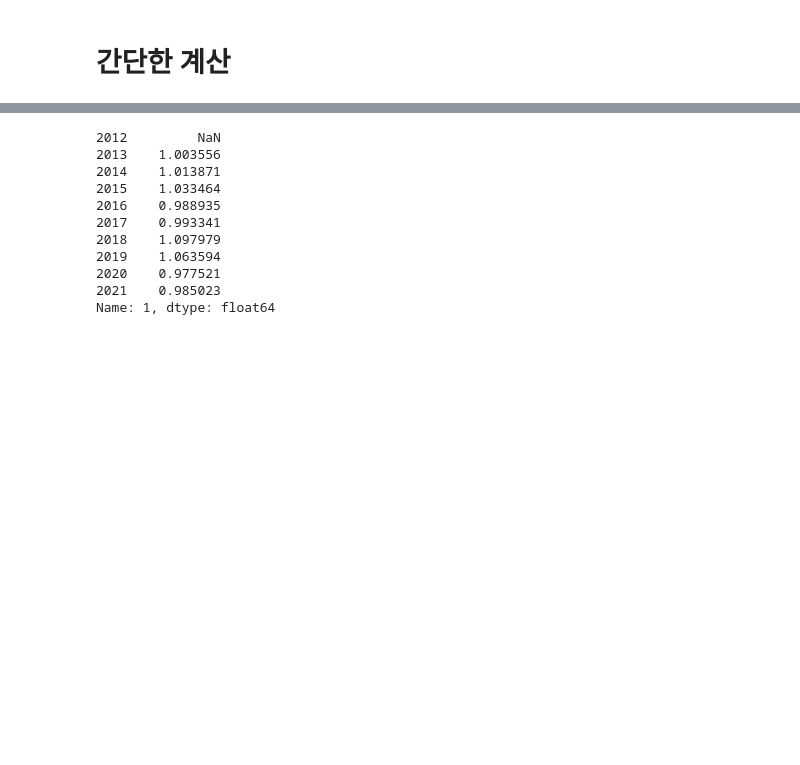
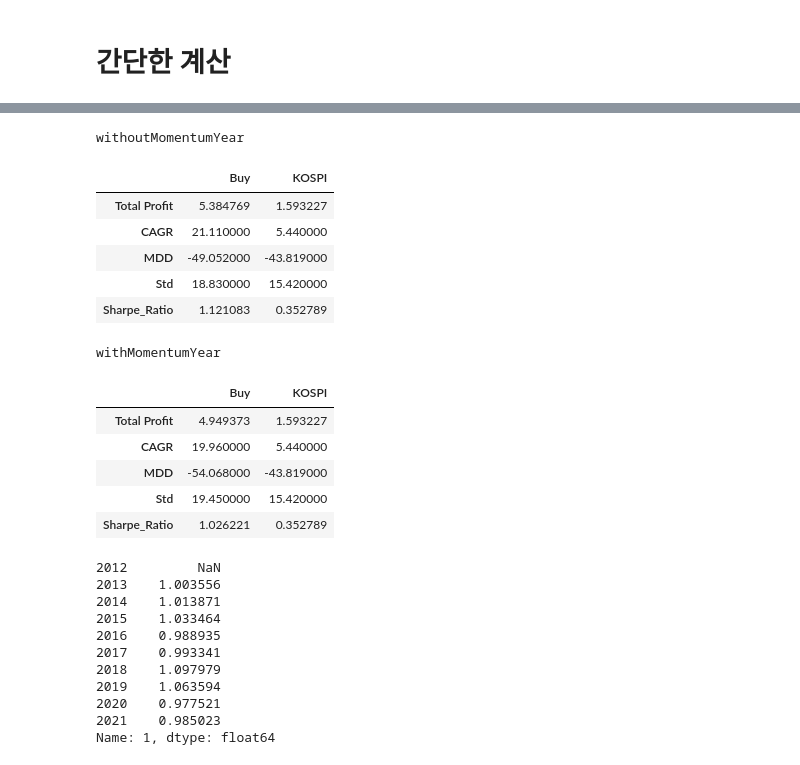
Before and after one commit to malkovich0/Finance, a Jupyter notebook: step3 Algorithm.ipynb, the cells around one changed output, grey strips where cells are left out. Cells and saved outputs as stored; diff of their text form; code cells hidden in the pictures; blank space fills up the shorter version.

```diff
--- a/step3 Algorithm.ipynb
+++ b/step3 Algorithm.ipynb
@@ -816 +881,20 @@ size
+# %%
+for case in case_dic.keys():
+    print(case)
+    display(simple_analyzer(case_dic[case]))
+# %% [output]
+withoutMomentumYear
+|  | Buy | KOSPI |
+| Total Profit | 5.384769 | 1.593227 |
+| CAGR | 21.110000 | 5.440000 |
+| MDD | -49.052000 | -43.819000 |
+| Std | 18.830000 | 15.420000 |
+| Sharpe_Ratio | 1.121083 | 0.352789 |
+withMomentumYear
+|  | Buy | KOSPI |
+| Total Profit | 4.949373 | 1.593227 |
+| CAGR | 19.960000 | 5.440000 |
+| MDD | -54.068000 | -43.819000 |
+| Std | 19.450000 | 15.420000 |
+| Sharpe_Ratio | 1.026221 | 0.352789 |
 # %%
```
Also changed, not shown: parts of 20 cells of this notebook.
